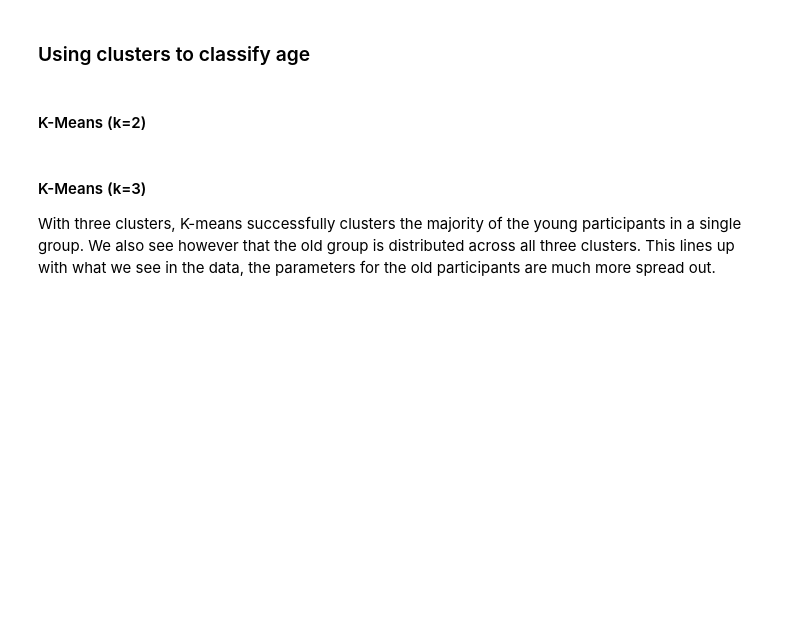
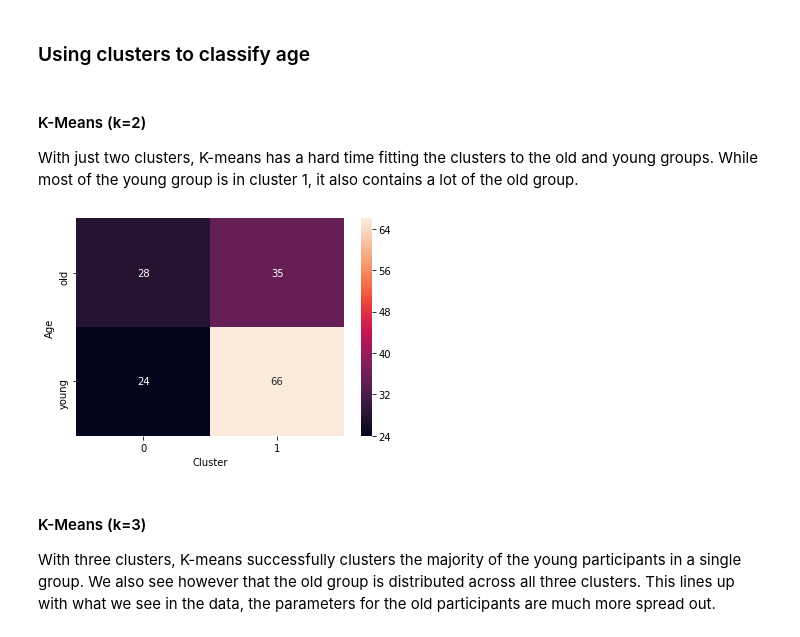
Before and after one commit to adampower48/ca4015_assignment1_dan_adam, a Jupyter notebook: book/_build/jupyter_execute/clustering.ipynb, the cells around one changed output. Drawn from its saved outputs; the diff is of its cells as text; code cells hidden in the pictures; blank space fills up the shorter version.

```diff
--- a/book/_build/jupyter_execute/clustering.ipynb
+++ b/book/_build/jupyter_execute/clustering.ipynb
@@ -201,8 +202,22 @@ def confusion_matrix(labels_a, labels_b):
     cm = np.zeros((max(labels_a) + 1, max(labels_b) + 1))
     np.add.at(cm, (labels_a, labels_b), 1)
     return cm
-# %% [markdown]
-#### K-Means (k=2)
+# %% [markdown]
+#### K-Means (k=2)
+With just two clusters, K-means has a hard time fitting the clusters to the old and young groups. While most of the young group is in cluster 1, it also contains a lot of the old group.
+# %%
+kmeans2 = KMeans(n_clusters=2).fit(df_orl[["BetaF", "BetaP"]])
+cm = confusion_matrix(df_orl["subjID_label"].values, kmeans2.labels_)
+
+fig, ax = plt.subplots()
+sn.heatmap(cm, ax=ax, annot=cm)
+
+ax.set_xlabel("Cluster")
+ax.set_ylabel("Age")
+ax.set_yticklabels(df_orl["subjID"].astype("category").cat.categories)
+plt.show()
+# %% [output]
+[figure, added]
 # %% [markdown]
 #### K-Means (k=3)
 With three clusters, K-means successfully clusters the majority of the young participants in a single group. We also see however that the old group is distributed across all three clusters. This lines up with what we see in the data, the parameters for the old participants are much more spread out.
```
Also changed, not shown: parts of 10 cells of this notebook, 28 other files.
